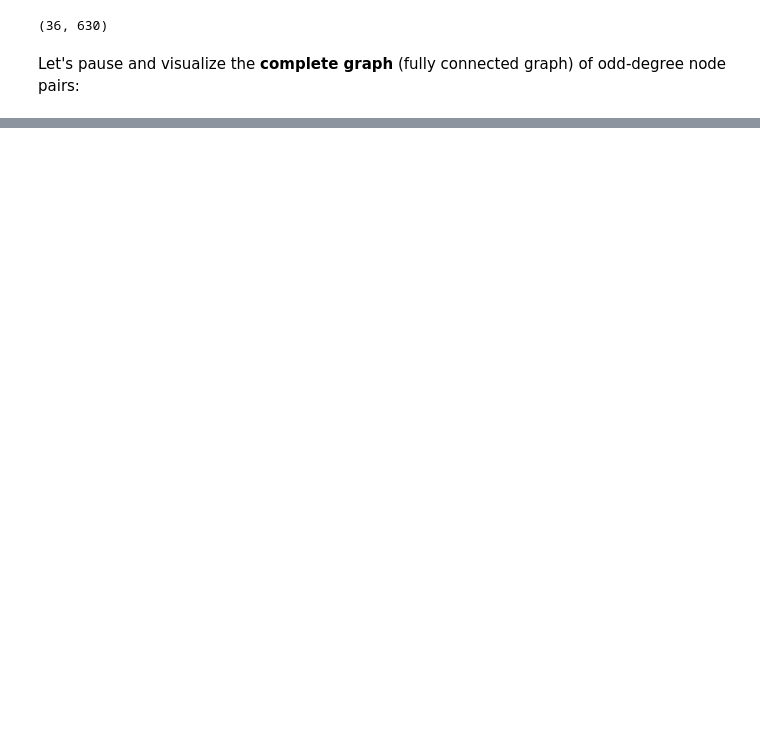
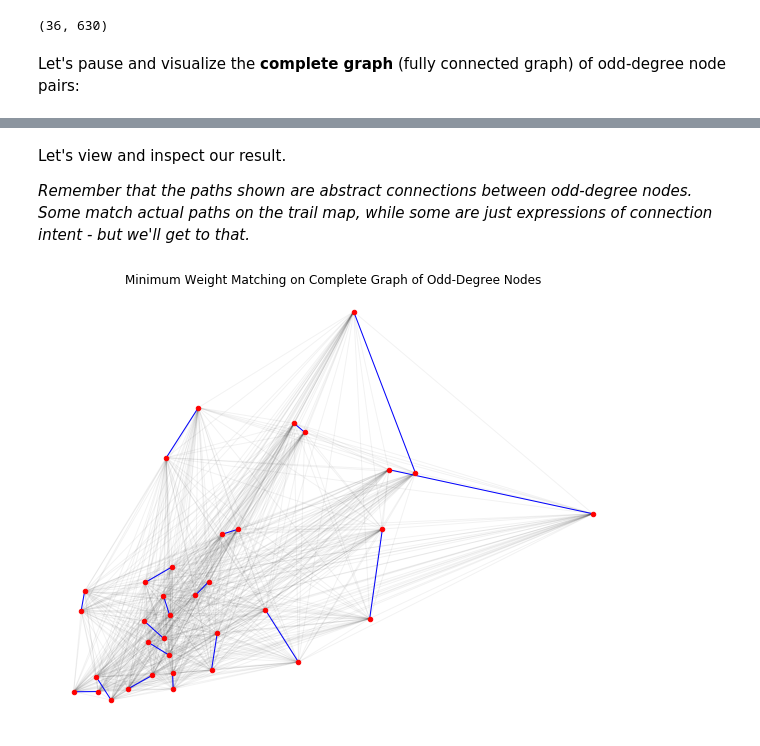
Before and after one commit to oaao/graphic-novels, a Jupyter notebook: novels/algorithms/Route Inspection Problem.ipynb, the cells around one changed output, grey strips where cells are left out. Drawn from its saved outputs; the diff is of its cells as text; code cells hidden in the pictures; blank space fills up the shorter version.

Commit message:
rev: route inspection - finish minmatch augment

```diff
--- a/novels/algorithms/Route Inspection Problem.ipynb
+++ b/novels/algorithms/Route Inspection Problem.ipynb
@@ -226,0 +232,2 @@ plt.show()
+# %%
+duplicates = nx.algorithms.max_weight_matching(cg, maxcardinality=True)
@@ -226,0 +240,30 @@ plt.show()
+# %% [markdown]
+Let's view and inspect our result.
+
+*Remember that the paths shown are abstract connections between odd-degree nodes. Some match actual paths on the trail map, while some are just expressions of connection intent - but we'll get to that.*
+# %%
+plt.figure(figsize=(8, 6))
+
+# faintly redraw the complete graph above
+nx.draw(
+    cg,
+    pos       = node_positions,
+    node_size = 20,
+    alpha     = 0.05
+)
+
+# build and draw an overlay graph of the duplicate edges
+dg = nx.Graph(list(duplicates))
+
+nx.draw(
+    dg,
+    pos        = node_positions,
+    node_size  = 20,
+    edge_color = 'blue',
+    node_color = 'red'
+)
+
+plt.title('Minimum Weight Matching on Complete Graph of Odd-Degree Nodes')
+plt.show()
+# %% [output]
+[figure, added]
```
Also changed, not shown: parts of 30 cells of this notebook.
